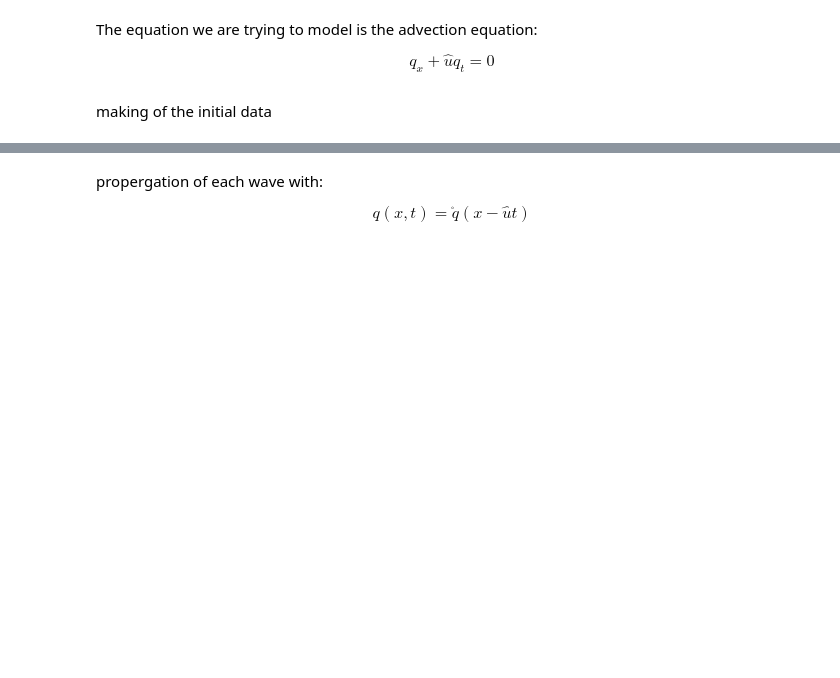
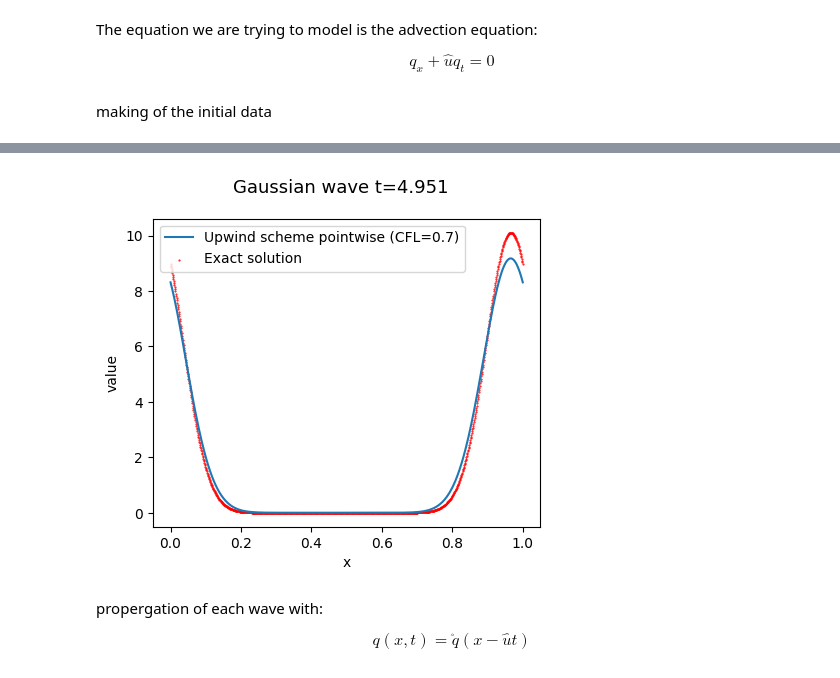
Before and after one commit to s204496/code_for_bachelor, a Jupyter notebook: 1D_advection_exact.ipynb, the cells around one changed output, grey strips where cells are left out. Drawn from its saved outputs; the diff is of its cells as text; code cells hidden in the pictures; blank space fills up the shorter version.

```diff
--- a/1D_advection_exact.ipynb
+++ b/1D_advection_exact.ipynb
@@ -51,3 +94,44 @@ Text(0.5, 1.0, 'Initial Conditions')
+# %%
+def plot_scheme(fig, ax, x, data, exact_solution,CFL,dt,n, wave_type):
+    ax.cla()
+    ax.plot(x,data)
+    ax.scatter(x,exact_solution, marker='.', facecolors='red', color='red', s=1)
+    fig.gca().legend(('Upwind scheme pointwise (CFL='+str(CFL)+')','Exact solution'))
+    ax.set_xlabel('x')
+    ax.set_ylabel('value')
+    match wave_type:
+        case 0: # This is the discontinuous wave
+            fig.suptitle('Saw wave t='+str(round(dt*(n+1),3)),fontsize=13)
+        case 1: # This is the gaussian wave
+            fig.suptitle('Gaussian wave t='+str(round(dt*(n+1),3)),fontsize=13)
+        case 2: # This is the dambreak wave
+            fig.suptitle('Dambreak wave t='+str(round(dt*(n+1),3)),fontsize=13)
+    display(fig)
+    clear_output(wait=True)
+    plt.pause(0.001)
+# %%
+u_next = np.zeros(Nx_points)
+u_current = np.copy(waves[current_wave])
+u_exact = np.copy(waves[current_wave])
+
+for n in range (0,Nt):
+    for i in range (1,Nx_points):
+        u_next[i] = u_current[i] - CFL_points*(u_current[i]-u_current[i-1])
+        u_exact[i] = exact_wave(waves[current_wave], Ax_points[i], dx_points, n, dt, u_hat, max_x, dx_points)
+    # we make a transitive boundary condition, where the last point is equal to the first point
+    u_next[0] = u_next[Nx_points-1]
+    u_exact[0] = u_exact[Nx_points-1]
+    u_current = np.copy(u_next)
+
+    if (n==0): fig, ax = plt.subplots(figsize=(5,4))
+    if (n%(Nt//N_plots_shown)==0): plot_scheme(fig, ax, Ax_points, u_current, u_exact, CFL_points, dt, n, current_wave)
+
+# The error can be calculated as pr. page 252(A.17) with the 2 norm in the book Randall Leveque - Finite Difference Methods for Ordinary and Partial Differential Equations
+array_diff = u_exact - u_current
+error = dx_points * np.linalg.norm(array_diff,2)
+plt.show()
+# %% [output]
+[figure, added]
 # %% [markdown]
 propergation of each wave with:
 
```
Also changed, not shown: parts of 29 cells of this notebook, 4 other files.
